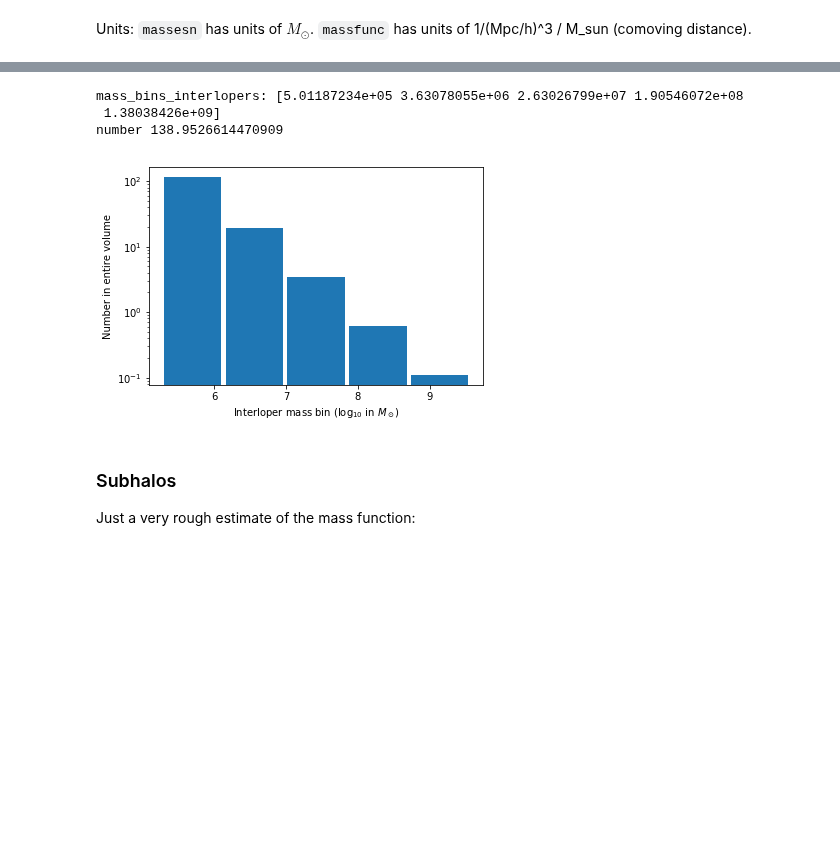
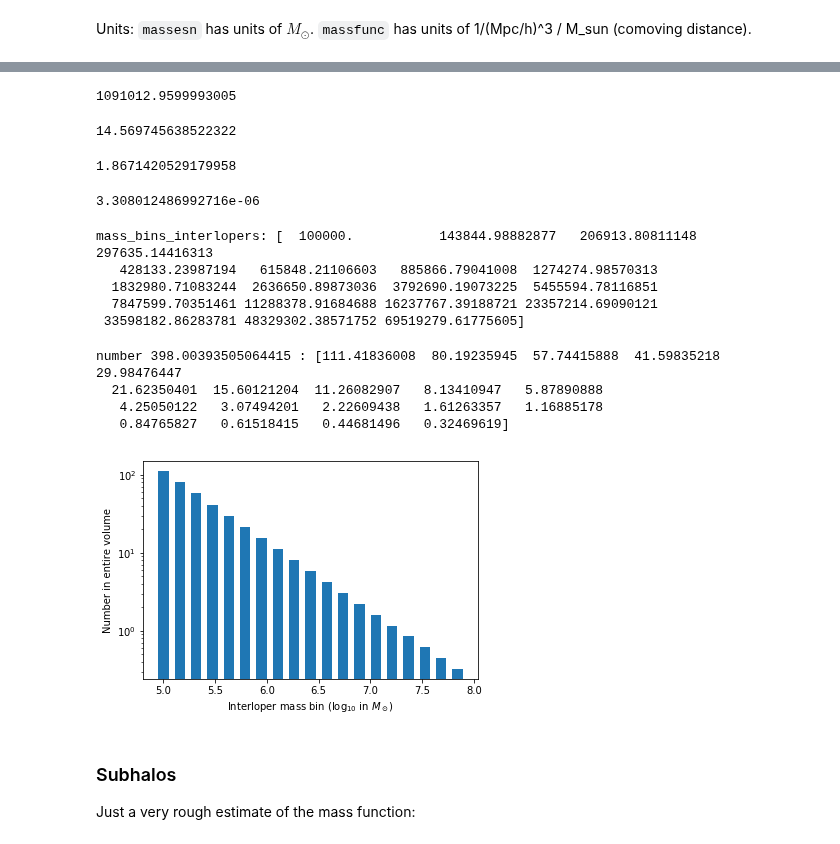
Before and after one commit to acagansengul/interlopers, a Jupyter notebook: effective_convergence.ipynb, the cells around one changed output, grey strips where cells are left out. Saved outputs shown, nothing was run; the diff lists cells and outputs as text; code cells hidden in the pictures; blank space fills up the shorter version.

```diff
--- a/effective_convergence.ipynb
+++ b/effective_convergence.ipynb
@@ -68,9 +68,9 @@ def double_cone(z, zl=zl, zs=zs):
     com_s = cosmo.comoving_distance(zs)
     return double_cone_direct(com_z, com_l, com_s)
 
-zlist = np.linspace(0, zs, 100)
-doubleconelist = [double_cone(z) for z in zlist]
-comlist = [cosmo.comoving_distance(z).to(u.Mpc).value for z in zlist]
+#zlist = np.linspace(0, zs, 100)
+#doubleconelist = [double_cone(z) for z in zlist]
+#comlist = [cosmo.comoving_distance(z).to(u.Mpc).value for z in zlist]
 
 # plt.plot(zlist, [double_cone(z) for z in zlist]); plt.show()
 # plt.plot(comlist, doubleconelist); plt.show()
@@ -78,9 +78,10 @@ comlist = [cosmo.comoving_distance(z).to(u.Mpc).value for z in zlist]
 com_l = cosmo.comoving_distance(zl).to(u.kpc).value
 com_s = cosmo.comoving_distance(zs).to(u.kpc).value
 print('com_l', com_l, 'com_s', com_s)
-print('integral (in kpc)', quad(double_cone_direct, 0, com_s, args=(com_l, com_s)))
+print('integral (in kpc)', quad(lambda comz: double_cone_direct(comz, com_l, com_s)**2, 0, com_s))
 
-double_cone_volume_kpc = com_width_kpc**2 * quad(double_cone_direct, 0, com_s, args=(com_l, com_s))[0] # volume of double-cone in kpc**3 (really double prism)
+double_cone_volume_kpc = com_width_kpc**2 * quad(lambda comz: double_cone_direct(comz, com_l, com_s)**2, 0, com_s)[0]
+# volume of double-cone in kpc**3 (really double prism)
 
 print('double prism volume', double_cone_volume_kpc / 1e6, 'million kpc^3')
 # %% [output]
@@ -106,0 +104,9 @@ def ps_integrand(mass):
+# %%
+def ps_integrand(mass):
+    # rough so ignore redshift dependence
+    return massfunc(zl, mass)
+
+normalization = quad(lambda z: double_cone(z, zl, zs), 0, zs)[0]
+def ps_integrand_fancy(mass):
+    return (quad(lambda z: double_cone(z, zl, zs) * massfunc(z, mass), 0, zs)[0]
+            / normalization)
@@ -107,18 +132,42 @@ def ps_integrand(mass):
+# %%
+double_cone_volume_kpc / com_width_kpc**2
+# %% [output]
+1091012.9599993005
+# %%
+com_width_kpc
+# %% [output]
+14.569745638522322
+# %%
+398/(14.6**2)
+# %% [output]
+1.8671420529179958
+# %%
+1.87 / (3.1e9**2) * 1.7e13
+# %% [output]
+3.308012486992716e-06
+# %%
+#mass_bins_interlopers = [1e5, 1e6, 1e7, 1e8]
+mass_bins_interlopers = np.logspace(5,8,20)[:-1]
+bin_ratio = mass_bins_interlopers[1]/mass_bins_interlopers[0]
+print('mass_bins_interlopers:',mass_bins_interlopers)
+avg_nums_interlopers = np.array([double_cone_volume_kpc * quad(ps_integrand_fancy, mass, bin_ratio*mass)[0] for mass in mass_bins_interlopers])
+# %% [output]
+mass_bins_interlopers: [  100000.           143844.98882877   206913.80811148   297635.14416313
+   428133.23987194   615848.21106603   885866.79041008  1274274.98570313
+  1832980.71083244  2636650.89873036  3792690.19073225  5455594.78116851
+  7847599.70351461 11288378.91684688 16237767.39188721 23357214.69090121
+ 33598182.86283781 48329302.38571752 69519279.61775605]
 # %%
-# Very simplified: just sorting halos into bins of powers of 10
-mass_bins_interlopers = np.logspace(5.7,10,6)[:-1]
-bin_ratio = mass_bins_interlopers[1]/mass_bins_interlopers[0]
-print('mass_bins_interlopers:',mass_bins_interlopers)
-avg_nums_interlopers = np.array([double_cone_volume_kpc * quad(ps_integrand, mass, bin_ratio*mass)[0] for mass in mass_bins_interlopers])
-plt.bar(np.log10(mass_bins_interlopers), avg_nums_interlopers, log=True)
+plt.bar(np.log10(mass_bins_interlopers), avg_nums_interlopers, log=True, width=.1)
 plt.xlabel(r'Interloper mass bin ($\log_{10}$ in $M_\odot$)')
 plt.ylabel('Number in entire volume')
-print('number', np.sum(avg_nums_interlopers))
+print('number', np.sum(avg_nums_interlopers), ':', avg_nums_interlopers)
 # %% [output]
-mass_bins_interlopers: [5.01187234e+05 3.63078055e+06 2.63026799e+07 1.90546072e+08
- 1.38038426e+09]
-number 138.9526614470909
+number 398.00393505064415 : [111.41836008  80.19235945  57.74415888  41.59835218  29.98476447
+  21.62350401  15.60121204  11.26082907   8.13410947   5.87890888
+   4.25050122   3.07494201   2.22609438   1.61263357   1.16885178
+   0.84765827   0.61518415   0.44681496   0.32469619]
-[figure, old version]
+[figure, new version]
 # %% [markdown]
 ### Subhalos
 
```
Also changed, not shown: parts of 123 cells of this notebook, 7 other files.
